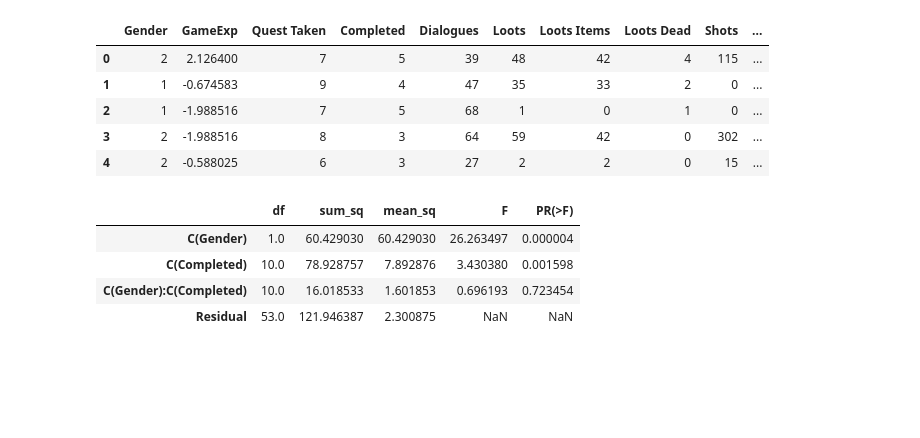
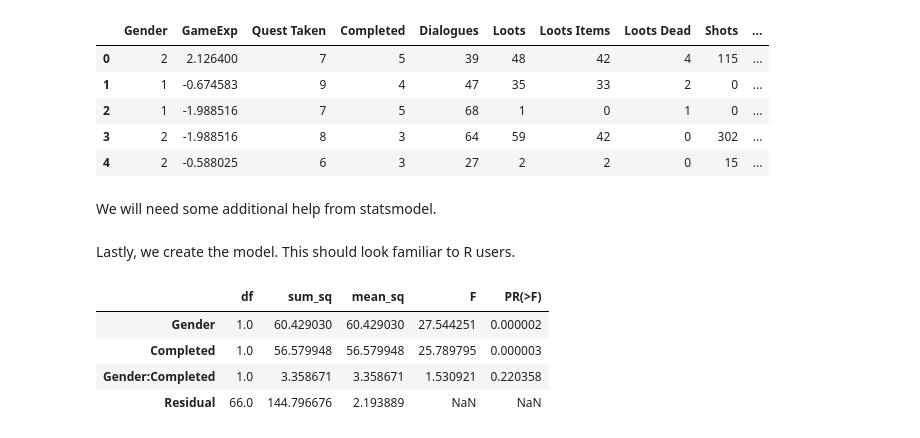
Before and after one commit to ttellner/GameDataScienceInPython, a Jupyter notebook: Labs_Chapter3_Python/Chapter3_Lab2.ipynb, the cells around one changed output. Cells and saved outputs as stored; diff of their text form; code cells hidden in the pictures; blank space fills up the shorter version.

```diff
--- a/Labs_Chapter3_Python/Chapter3_Lab2.ipynb
+++ b/Labs_Chapter3_Python/Chapter3_Lab2.ipynb
@@ -224,15 +236,19 @@ vpal_df3.head()
 | 2 | 1 | -1.988516 | 7 | 5 | 68 | 1 | 0 | 1 | 0 | ... |
 | 3 | 2 | -1.988516 | 8 | 3 | 64 | 59 | 42 | 0 | 302 | ... |
 | 4 | 2 | -0.588025 | 6 | 3 | 27 | 2 | 2 | 0 | 15 | ... |
+# %% [markdown]
+We will need some additional help from statsmodel.
 # %%
 import statsmodels.api as sm
 from statsmodels.formula.api import ols
+# %% [markdown]
+Lastly, we create the model. This should look familiar to R users.
 # %%
-model = ols("""GameExp ~ C(Gender) + C(Completed) + C(Gender):C(Completed)""", data=vpal_df3).fit()
+model = ols("""GameExp ~ Gender + Completed + Gender:Completed""", data=vpal_df3).fit()
 sm.stats.anova_lm(model, typ=1)
 # %% [output]
 |  | df | sum_sq | mean_sq | F | PR(>F) |
-| C(Gender) | 1.0 | 60.429030 | 60.429030 | 26.263497 | 0.000004 |
-| C(Completed) | 10.0 | 78.928757 | 7.892876 | 3.430380 | 0.001598 |
-| C(Gender):C(Completed) | 10.0 | 16.018533 | 1.601853 | 0.696193 | 0.723454 |
-| Residual | 53.0 | 121.946387 | 2.300875 | NaN | NaN |
+| Gender | 1.0 | 60.429030 | 60.429030 | 27.544251 | 0.000002 |
+| Completed | 1.0 | 56.579948 | 56.579948 | 25.789795 | 0.000003 |
+| Gender:Completed | 1.0 | 3.358671 | 3.358671 | 1.530921 | 0.220358 |
+| Residual | 66.0 | 144.796676 | 2.193889 | NaN | NaN |
```
Also changed, not shown: parts of 7 cells of this notebook.
